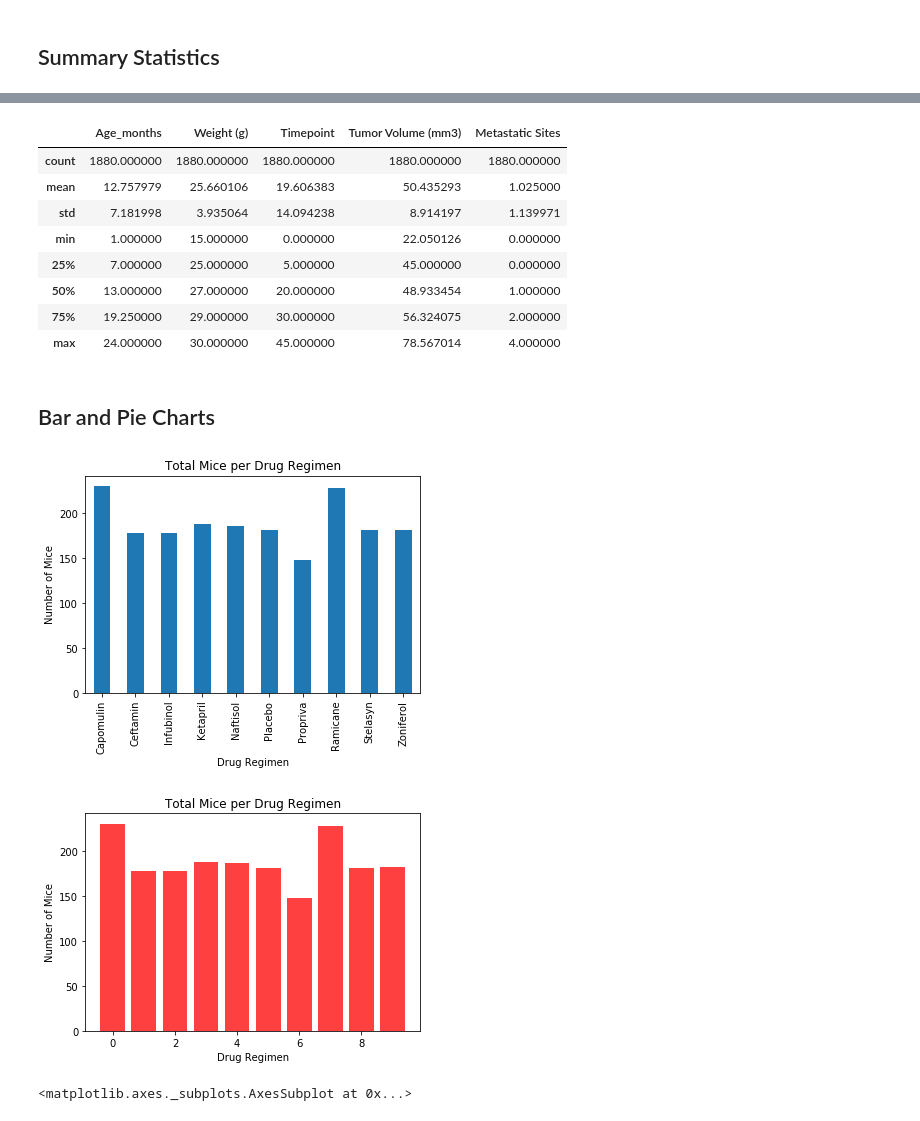
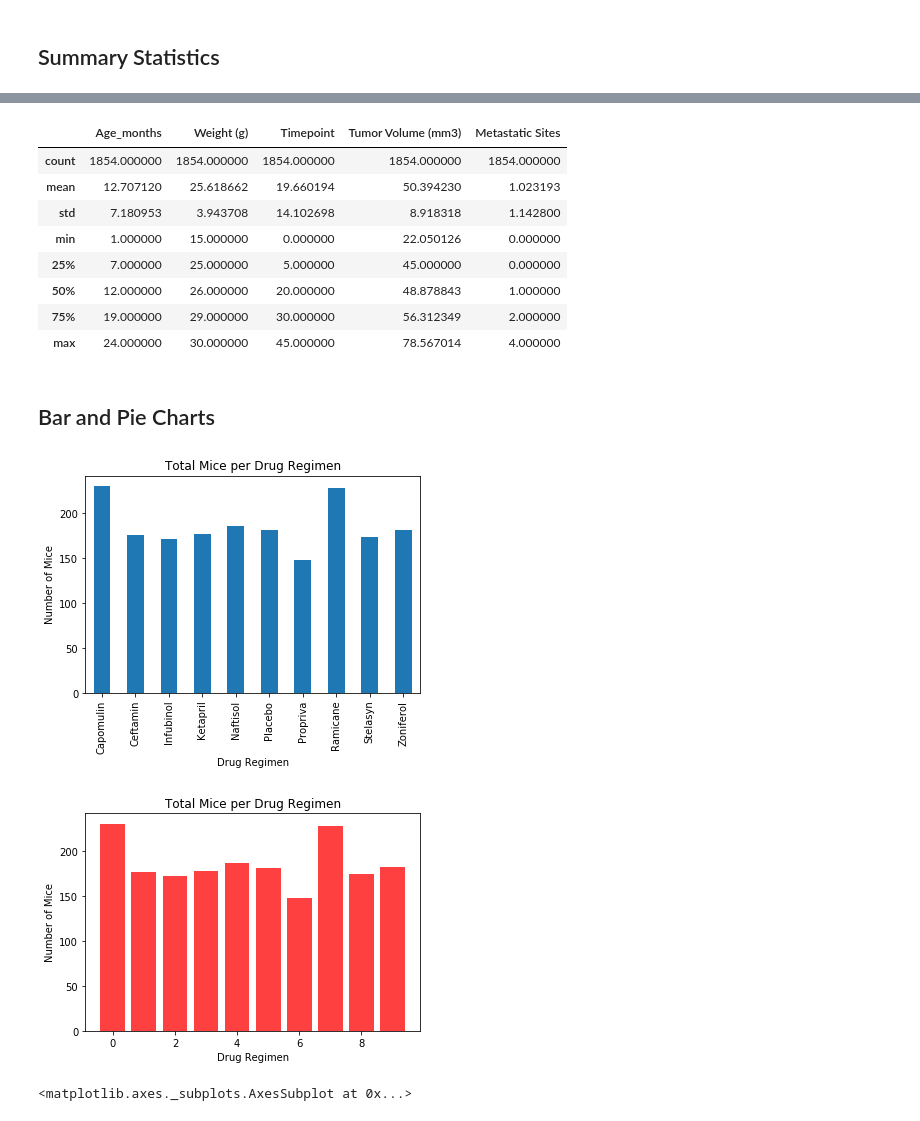
Before and after one commit to darrenlefort/Matplotlib_Challenge, a Jupyter notebook: Matplotlib_Challenge.ipynb, the cells around one changed output, grey strips where cells are left out. Drawn from its saved outputs; the diff is of its cells as text; code cells hidden in the pictures.

```diff
--- a/Matplotlib_Challenge.ipynb
+++ b/Matplotlib_Challenge.ipynb
@@ -79,5 +79,5 @@ dup
 # %% [output]
 Int64Index([908, 909, 910, 911, 912, 913, 914, 915, 916, 917, 918, 919, 920], dtype='int64')
 # %%
-clean_data = combined_data.drop(dup, inplace=True)
+clean_data = combined_data.drop(combined_data.index[dup], inplace=False)
 clean_data
@@ -117,24 +131,24 @@ stat_sem
 # summ_stat2 = combined_data.agg({'Age_months':['mean','median','var','std','sem'],
 #                                     'Weight (g)':['mean','median','var','std','sem'],
 #                                     'Tumor Volume (mm3)':['mean','median','var','std','sem']}).groupby(["Drug Regimen'])
-summ_stat2 = combined_data.describe()
+summ_stat2 = clean_data.describe()
 summ_stat2
 # This method produces everything in a single groupby function
 # %% [output]
 |  | Age_months | Weight (g) | Timepoint | Tumor Volume (mm3) | Metastatic Sites |
-| count | 1880.000000 | 1880.000000 | 1880.000000 | 1880.000000 | 1880.000000 |
-| mean | 12.757979 | 25.660106 | 19.606383 | 50.435293 | 1.025000 |
-| std | 7.181998 | 3.935064 | 14.094238 | 8.914197 | 1.139971 |
+| count | 1854.000000 | 1854.000000 | 1854.000000 | 1854.000000 | 1854.000000 |
+| mean | 12.707120 | 25.618662 | 19.660194 | 50.394230 | 1.023193 |
+| std | 7.180953 | 3.943708 | 14.102698 | 8.918318 | 1.142800 |
 | min | 1.000000 | 15.000000 | 0.000000 | 22.050126 | 0.000000 |
 | 25% | 7.000000 | 25.000000 | 5.000000 | 45.000000 | 0.000000 |
-| 50% | 13.000000 | 27.000000 | 20.000000 | 48.933454 | 1.000000 |
-| 75% | 19.250000 | 29.000000 | 30.000000 | 56.324075 | 2.000000 |
+| 50% | 12.000000 | 26.000000 | 20.000000 | 48.878843 | 1.000000 |
+| 75% | 19.000000 | 29.000000 | 30.000000 | 56.312349 | 2.000000 |
 | max | 24.000000 | 30.000000 | 45.000000 | 78.567014 | 4.000000 |
 # %% [markdown]
 ## Bar and Pie Charts
 # %%
 # Generate a bar plot showing the total number of mice for each treatment throughout the course of the study using pandas.
-tot_mice = combined_data.groupby(['Drug Regimen'])['Mouse ID'].count()
+tot_mice = clean_data.groupby(['Drug Regimen'])['Mouse ID'].count()
 x_axis = np.arange(len(tot_mice))
 
 tot_mice.plot(kind="bar")
@@ -145,22 +159,22 @@ plt.ylabel("Number of Mice")
 
 plt.show()
 # %% [output]
-[figure, old version]
+[figure, new version]
 # %%
 # Generate a bar plot showing the total number of mice for each treatment throughout the course of the study using pyplot.
 
-tot_mice = combined_data.groupby(['Drug Regimen'])['Mouse ID'].count()
+tot_mice = clean_data.groupby(['Drug Regimen'])['Mouse ID'].count()
 x_axis = np.arange(len(tot_mice))
 
 plt.title("Total Mice per Drug Regimen")
 plt.xlabel("Drug Regimen")
 plt.ylabel("Number of Mice")
 
 plt.bar(x_axis, tot_mice, facecolor="red", alpha=0.75, align="center")
 
 plt.show()
 # %% [output]
-[figure, old version]
+[figure, new version]
 # %%
 # Generate a pie plot showing the distribution of female versus male mice using pandas
 
```
Also changed, not shown: parts of 7 cells of this notebook.
